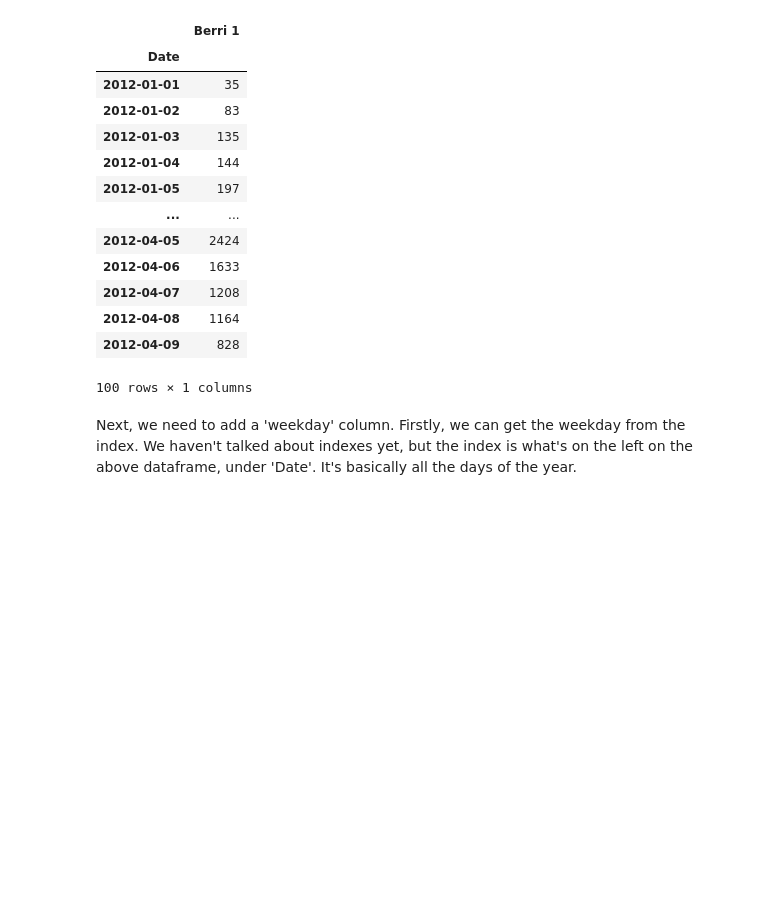
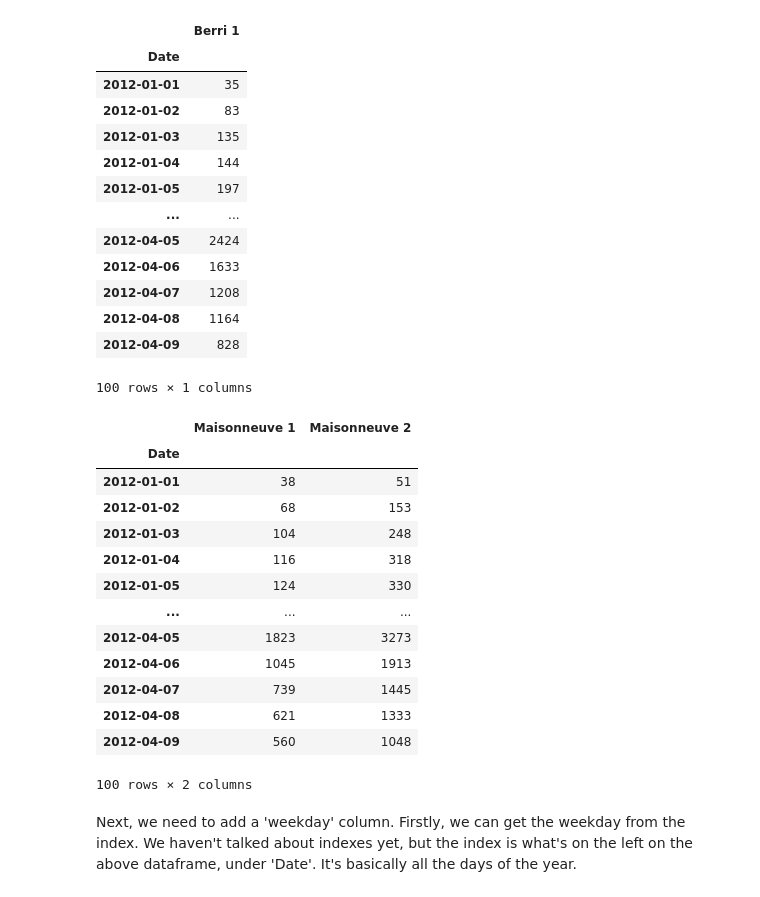
Before and after one commit to osbertc/-pandas-cookbook, a Jupyter notebook: cookbook/Chapter 4 - Find out on which weekday people bike the most with groupby and aggregate.ipynb, the cells around one changed output. Cells and saved outputs as stored; diff of their text form; code cells hidden in the pictures; blank space fills up the shorter version.

Commit message:
self-learn 31st march, ch.4 and 5 partially completed

```diff
--- a/cookbook/Chapter 4 - Find out on which weekday people bike the most with groupby and aggregate.ipynb
+++ b/cookbook/Chapter 4 - Find out on which weekday people bike the most with groupby and aggregate.ipynb
@@ -59,6 +60,26 @@ berri_bikes[:100]
 | 2012-04-08 | 1164 |
 | 2012-04-09 | 828 |
 100 rows × 1 columns
+# %%
+#Self-practice: 2 columns
+#Maisonneuve 1 Maisonneuve 2
+maisonneuve_bikes = bikes[['Maisonneuve 1','Maisonneuve 2']].copy()
+maisonneuve_bikes[:100]
+# %% [output]
+|  | Maisonneuve 1 | Maisonneuve 2 |
+| Date |  |  |
+| 2012-01-01 | 38 | 51 |
+| 2012-01-02 | 68 | 153 |
+| 2012-01-03 | 104 | 248 |
+| 2012-01-04 | 116 | 318 |
+| 2012-01-05 | 124 | 330 |
+| ... | ... | ... |
+| 2012-04-05 | 1823 | 3273 |
+| 2012-04-06 | 1045 | 1913 |
+| 2012-04-07 | 739 | 1445 |
+| 2012-04-08 | 621 | 1333 |
+| 2012-04-09 | 560 | 1048 |
+100 rows × 2 columns
 # %% [markdown]
 Next, we need to add a 'weekday' column. Firstly, we can get the weekday from the index. We haven't talked about indexes yet, but the index is what's on the left on the above dataframe, under 'Date'. It's basically all the days of the year.
 # %%
```
Also changed, not shown: parts of 12 cells of this notebook, 2 other files.
